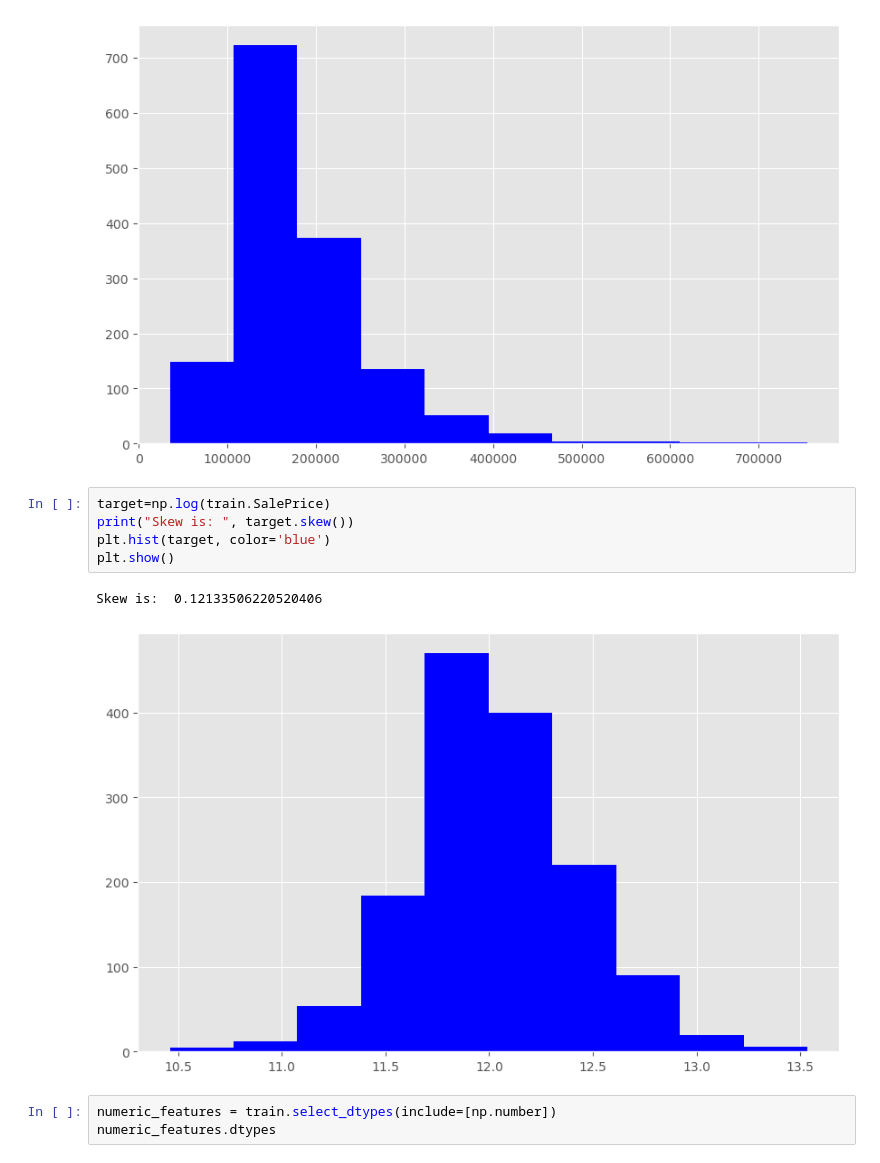
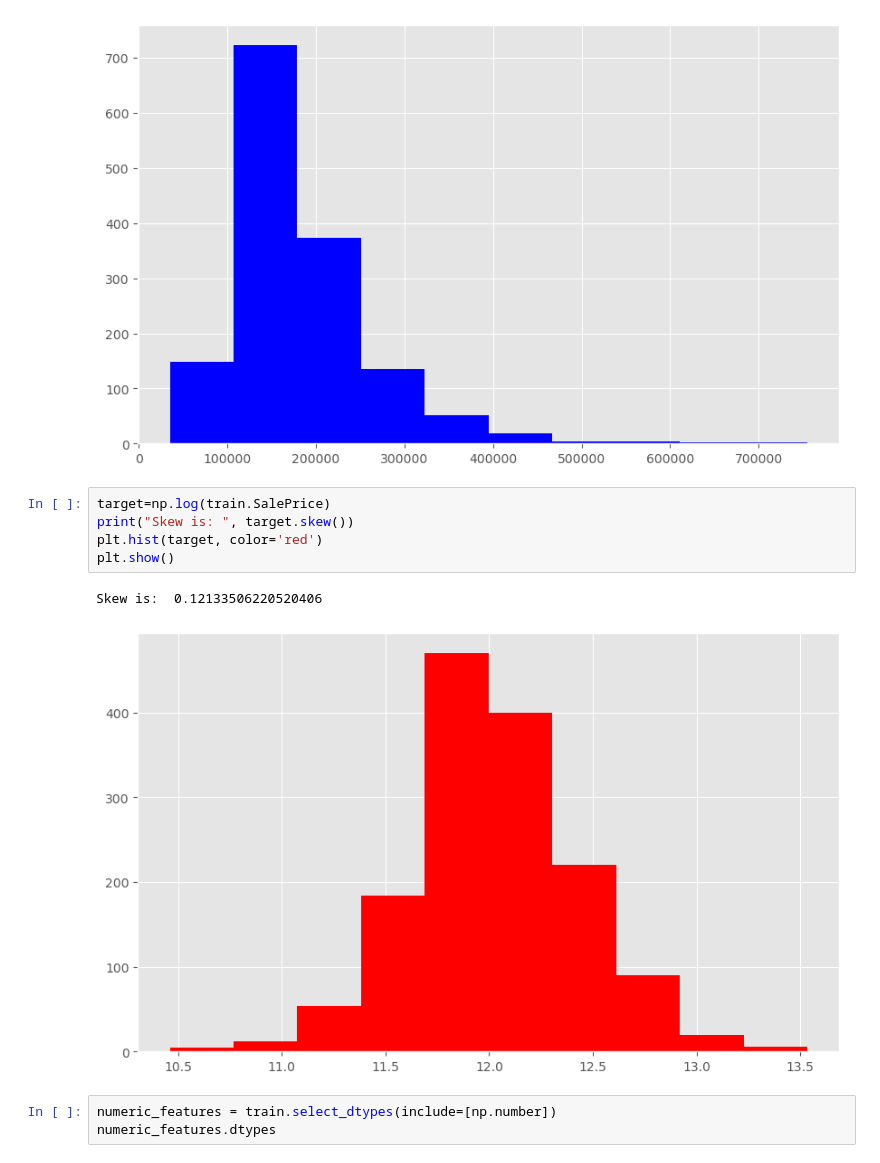
Before and after one commit to fahim2443/Ames-Iowa-house-price-prediction, a Jupyter notebook: work.ipynb, the cells around one changed output. Saved outputs shown, nothing was run; the diff lists cells and outputs as text.

```diff
--- a/work.ipynb
+++ b/work.ipynb
@@ -90,11 +85,11 @@ Skew is:  1.8828757597682129
 # %%
 target=np.log(train.SalePrice)
 print("Skew is: ", target.skew())
-plt.hist(target, color='blue')
+plt.hist(target, color='red')
 plt.show()
 # %% [output]
 Skew is:  0.12133506220520406
-[figure, old version]
+[figure, new version]
 # %%
 numeric_features = train.select_dtypes(include=[np.number])
 numeric_features.dtypes
```
Also changed, not shown: parts of 6 cells of this notebook.
